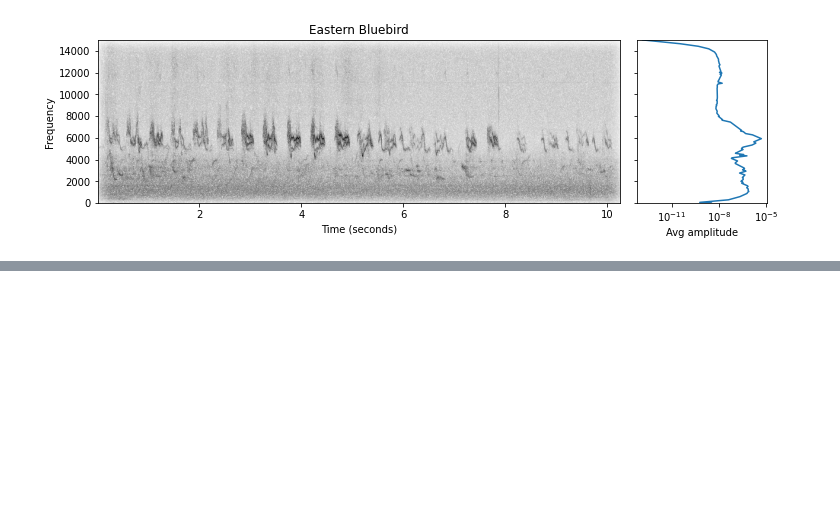
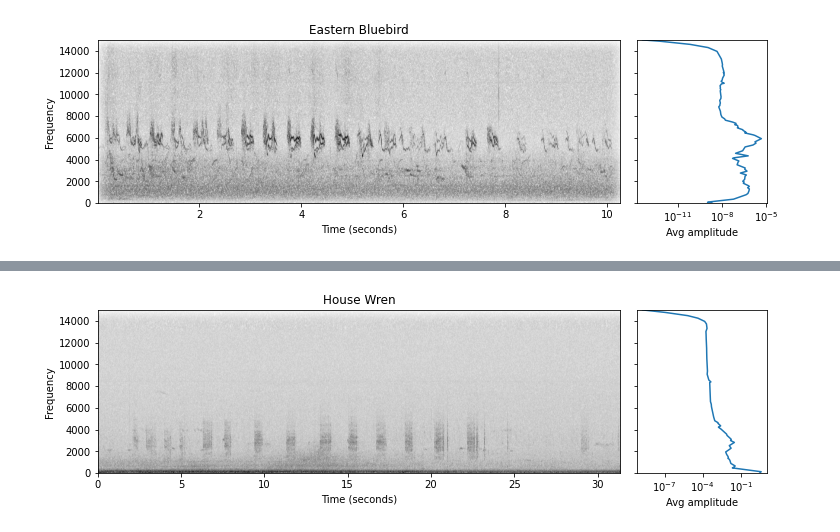
Before and after one commit to kbrose/chorus, a Jupyter notebook: notebooks/audio-file-processing.ipynb, the cells around one changed output, grey strips where cells are left out. Saved outputs shown, nothing was run; the diff lists cells and outputs as text; code cells hidden in the pictures; blank space fills up the shorter version.

```diff
--- a/notebooks/audio-file-processing.ipynb
+++ b/notebooks/audio-file-processing.ipynb
@@ -80,0 +131,4 @@ plot_spectrogram(347367, 30_000)
+# %%
+plot_spectrogram_tf(347367, 30_000)
+# %% [output]
+[figure, added]
```
Also changed, not shown: parts of 8 cells of this notebook.
